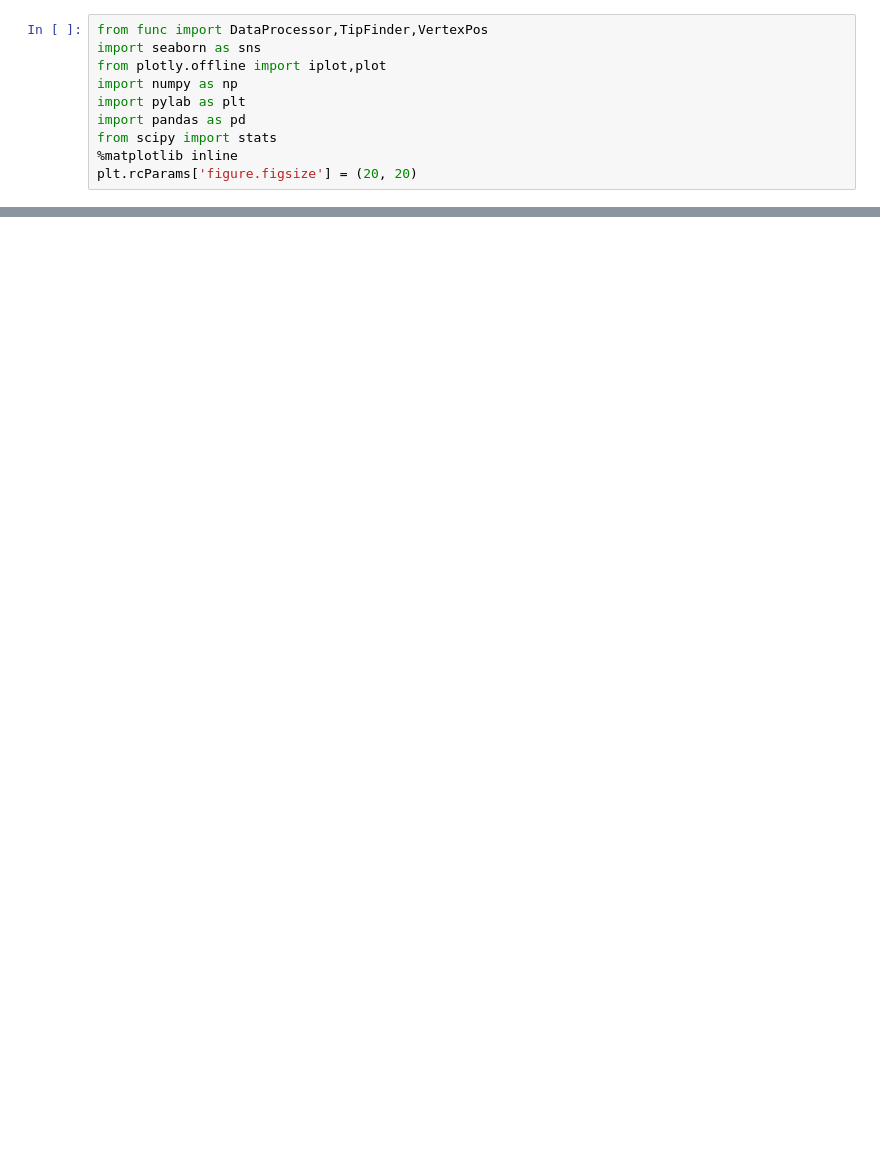
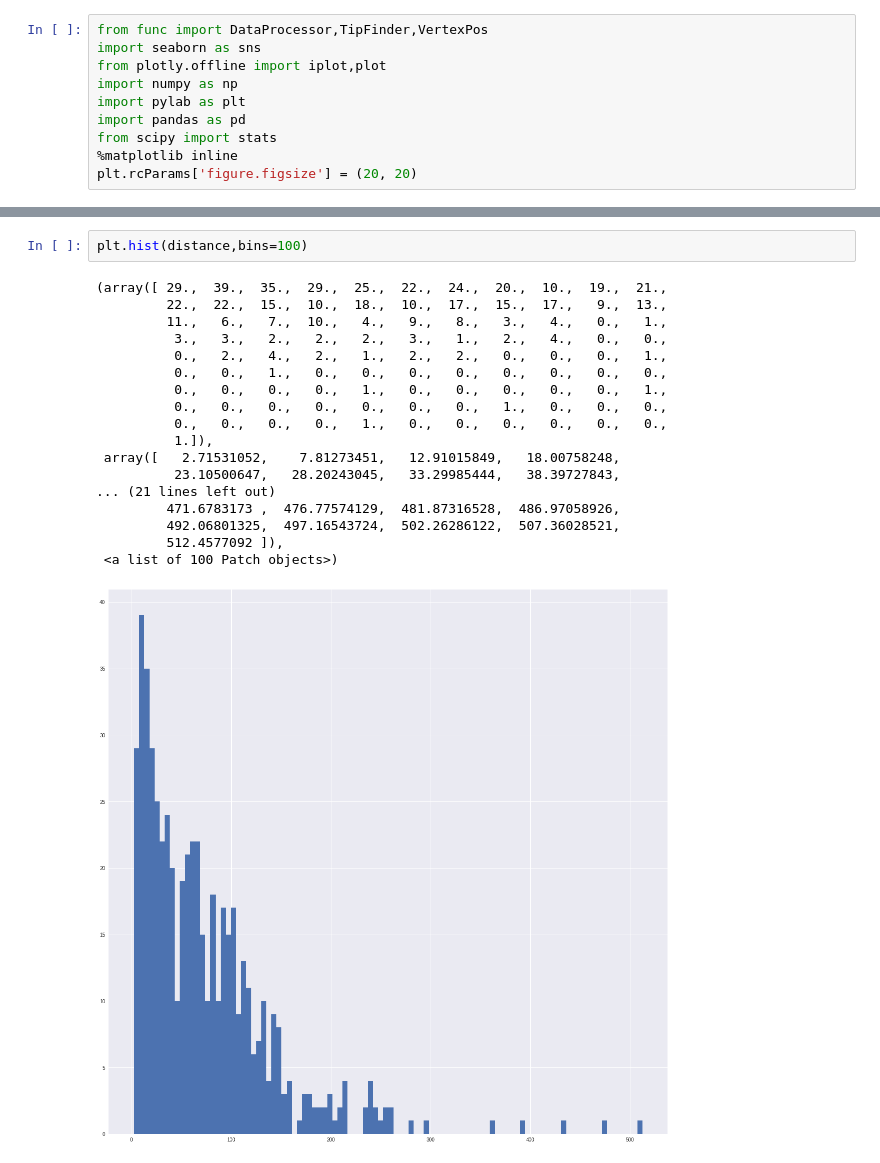
Before and after one commit to tbjc1magic/tbjcATTPCroot2, a Jupyter notebook: tbjcAnalysis/EachQ/Untitled7.ipynb, the cells around one changed output, grey strips where cells are left out. Drawn from its saved outputs; the diff is of its cells as text; blank space fills up the shorter version.

```diff
--- a/tbjcAnalysis/EachQ/Untitled7.ipynb
+++ b/tbjcAnalysis/EachQ/Untitled7.ipynb
@@ -97,0 +130,21 @@ plt.scatter([xc],[yc])
+# %%
+plt.hist(distance,bins=100)
+# %% [output]
+(array([ 29.,  39.,  35.,  29.,  25.,  22.,  24.,  20.,  10.,  19.,  21.,
+         22.,  22.,  15.,  10.,  18.,  10.,  17.,  15.,  17.,   9.,  13.,
+         11.,   6.,   7.,  10.,   4.,   9.,   8.,   3.,   4.,   0.,   1.,
+          3.,   3.,   2.,   2.,   2.,   3.,   1.,   2.,   4.,   0.,   0.,
+          0.,   2.,   4.,   2.,   1.,   2.,   2.,   0.,   0.,   0.,   1.,
+          0.,   0.,   1.,   0.,   0.,   0.,   0.,   0.,   0.,   0.,   0.,
+          0.,   0.,   0.,   0.,   1.,   0.,   0.,   0.,   0.,   0.,   1.,
+          0.,   0.,   0.,   0.,   0.,   0.,   0.,   1.,   0.,   0.,   0.,
+          0.,   0.,   0.,   0.,   1.,   0.,   0.,   0.,   0.,   0.,   0.,
+          1.]),
+ array([   2.71531052,    7.81273451,   12.91015849,   18.00758248,
+          23.10500647,   28.20243045,   33.29985444,   38.39727843,
+... (21 lines left out)
+         471.6783173 ,  476.77574129,  481.87316528,  486.97058926,
+         492.06801325,  497.16543724,  502.26286122,  507.36028521,
+         512.4577092 ]),
+ <a list of 100 Patch objects>)
+[figure, added]
```
Also changed, not shown: parts of 8 cells of this notebook, 9 other files.
